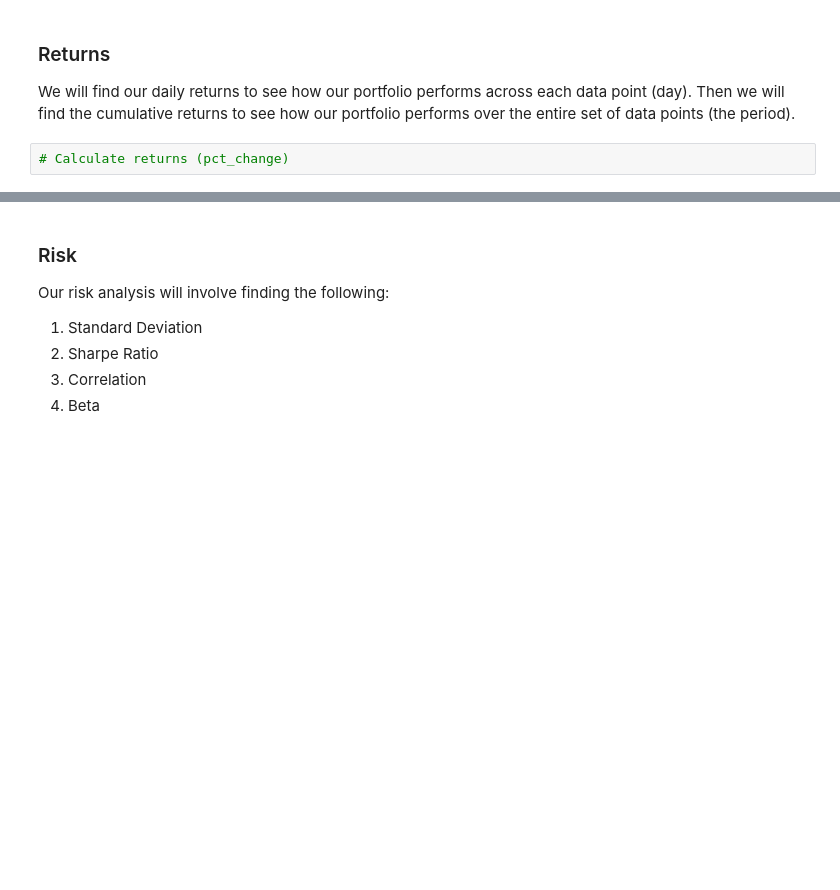
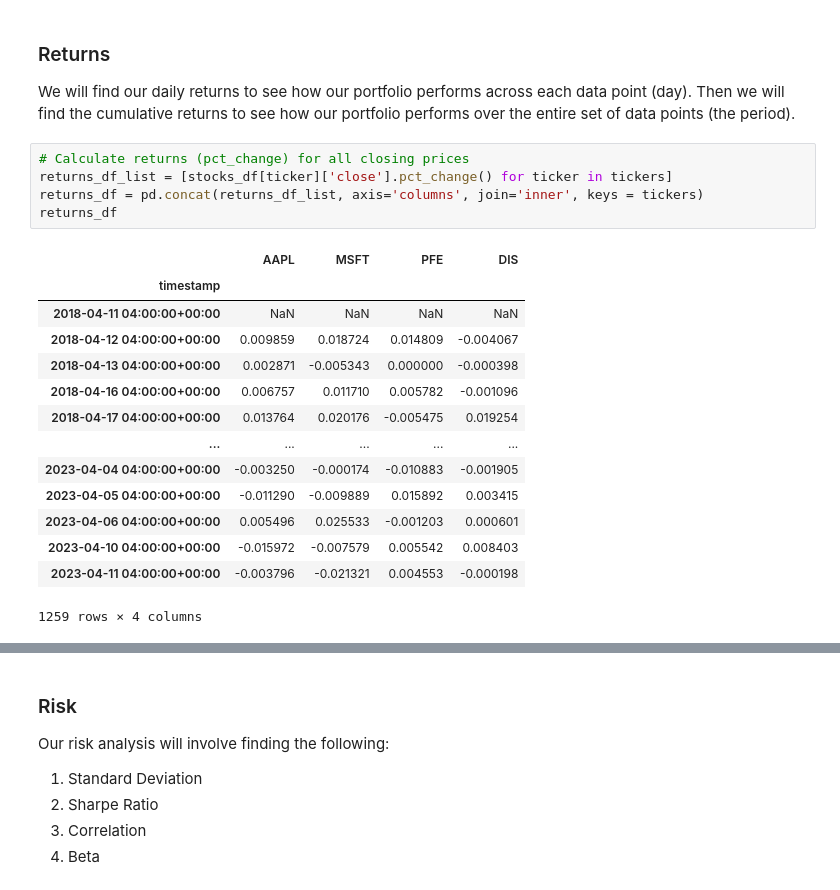
Before and after one commit to rafi-n/FinTech_Project1, a Jupyter notebook: Project1.ipynb, the cells around one changed output, grey strips where cells are left out. Drawn from its saved outputs; the diff is of its cells as text; blank space fills up the shorter version.

```diff
--- a/Project1.ipynb
+++ b/Project1.ipynb
@@ -26,6 +117,24 @@ This project will analyze portfolios consisting of different combinations of cry
 
 We will find our daily returns to see how our portfolio performs across each data point (day). Then we will find the cumulative returns to see how our portfolio performs over the entire set of data points (the period).
 # %%
-# Calculate returns (pct_change)
+# Calculate returns (pct_change) for all closing prices
+returns_df_list = [stocks_df[ticker]['close'].pct_change() for ticker in tickers]
+returns_df = pd.concat(returns_df_list, axis='columns', join='inner', keys = tickers)
+returns_df
+# %% [output]
+|  | AAPL | MSFT | PFE | DIS |
+| timestamp |  |  |  |  |
+| 2018-04-11 04:00:00+00:00 | NaN | NaN | NaN | NaN |
+| 2018-04-12 04:00:00+00:00 | 0.009859 | 0.018724 | 0.014809 | -0.004067 |
+| 2018-04-13 04:00:00+00:00 | 0.002871 | -0.005343 | 0.000000 | -0.000398 |
+| 2018-04-16 04:00:00+00:00 | 0.006757 | 0.011710 | 0.005782 | -0.001096 |
+| 2018-04-17 04:00:00+00:00 | 0.013764 | 0.020176 | -0.005475 | 0.019254 |
+| ... | ... | ... | ... | ... |
+| 2023-04-04 04:00:00+00:00 | -0.003250 | -0.000174 | -0.010883 | -0.001905 |
+| 2023-04-05 04:00:00+00:00 | -0.011290 | -0.009889 | 0.015892 | 0.003415 |
+| 2023-04-06 04:00:00+00:00 | 0.005496 | 0.025533 | -0.001203 | 0.000601 |
+| 2023-04-10 04:00:00+00:00 | -0.015972 | -0.007579 | 0.005542 | 0.008403 |
+| 2023-04-11 04:00:00+00:00 | -0.003796 | -0.021321 | 0.004553 | -0.000198 |
+1259 rows × 4 columns
 # %%
 # Plot the returns - this is strictly a visual to see if there are any anomalies
```
Also changed, not shown: parts of 7 cells of this notebook, 2 other files.
